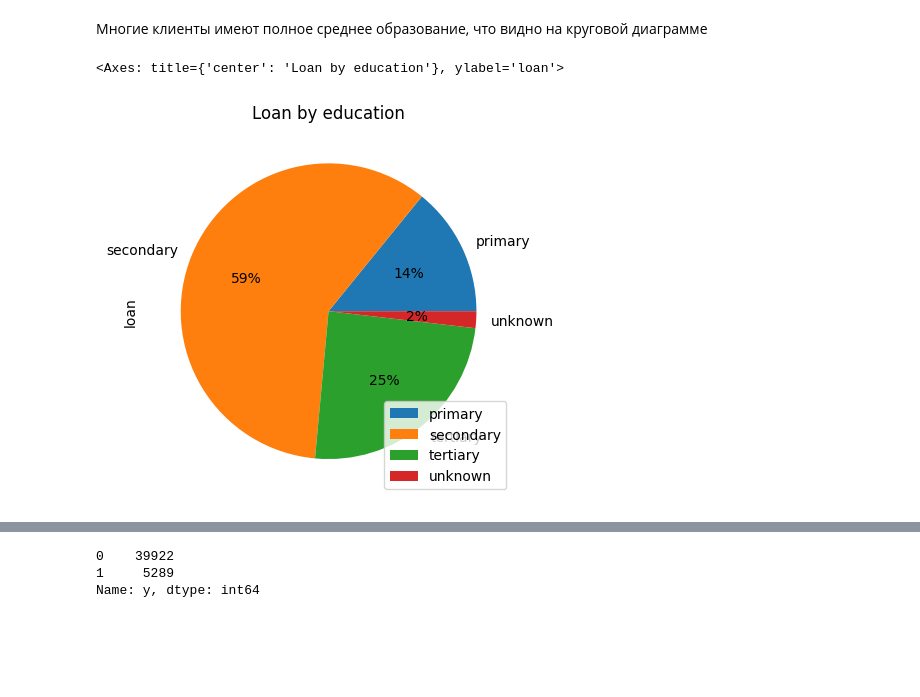
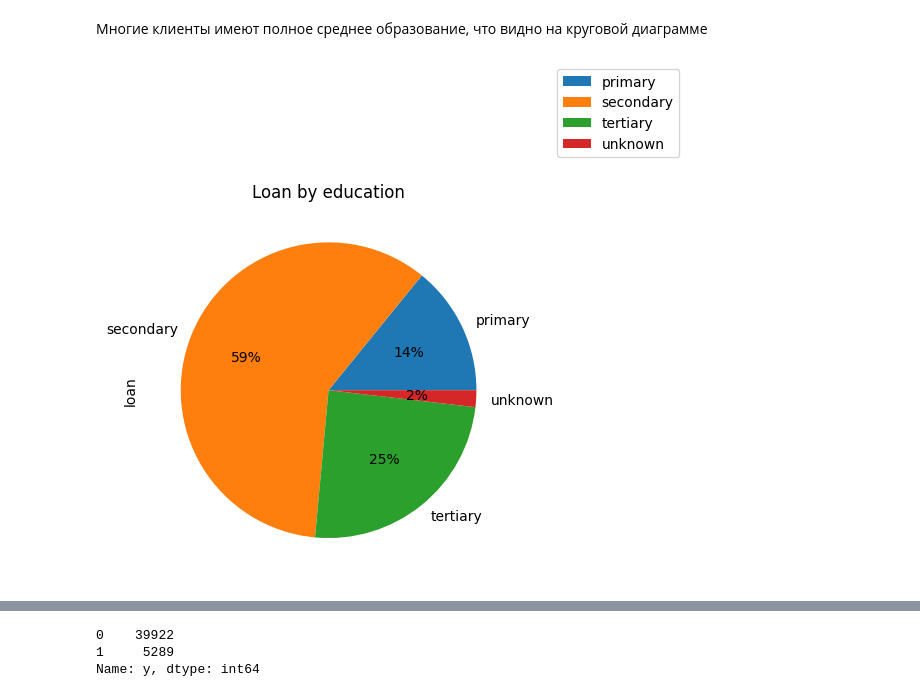
Before and after one commit to kwillon/ML_HW_411451_, a Jupyter notebook: Credit.ipynb, the cells around one changed output, grey strips where cells are left out. Saved outputs shown, nothing was run; the diff lists cells and outputs as text; code cells hidden in the pictures; blank space fills up the shorter version.

```diff
--- a/Credit.ipynb
+++ b/Credit.ipynb
@@ -176,10 +192,10 @@ array(['tertiary', 'secondary', 'unknown', 'primary'], dtype=object)
 # %% [markdown]
 Многие клиенты имеют полное среднее образование, что видно на круговой диаграмме
 # %%
-df.groupby(['education']).sum().plot(kind='pie', y='loan', autopct='%1.0f%%',
- title='Loan by education')
+ad = df.groupby(['education']).sum().plot(kind='pie', y='loan', autopct='%1.0f%%', title='Loan by education')
+ad.legend(bbox_to_anchor = (1.1, 1.25), loc = 'center left')
+plt.show()
 # %% [output]
-<Axes: title={'center': 'Loan by education'}, ylabel='loan'>
-[figure, old version]
+[figure, new version]
 # %%
 # посмотрим завимости данных на диаграммах рассения
```
Also changed, not shown: parts of 34 cells of this notebook.
